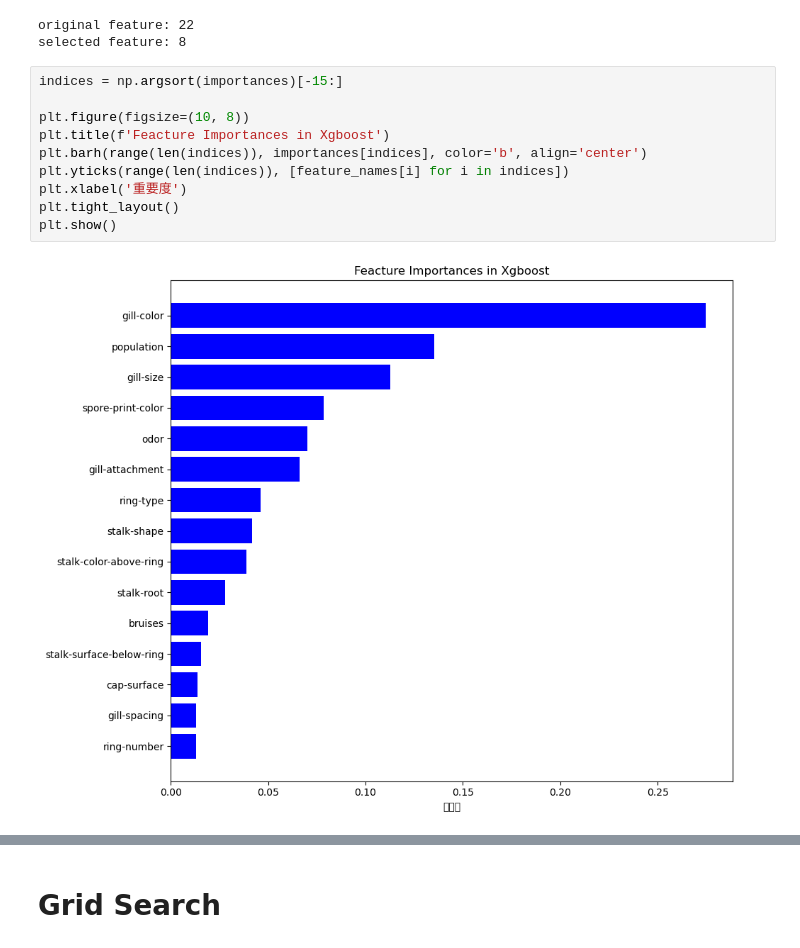
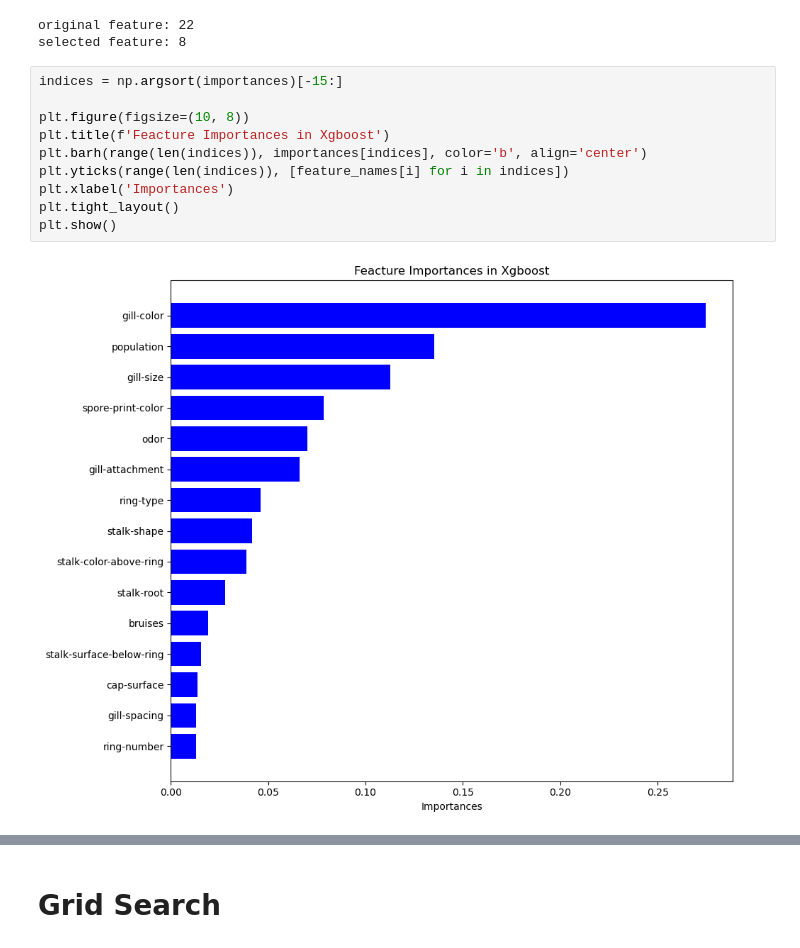
Before and after one commit to shigeokitamura/ds_301_mid_term_project, a Jupyter notebook: mushroom-ML.ipynb, the cells around one changed output, grey strips where cells are left out. Saved outputs shown, nothing was run; the diff lists cells and outputs as text.

```diff
--- a/mushroom-ML.ipynb
+++ b/mushroom-ML.ipynb
@@ -525,12 +550,12 @@ selected feature: 8
 # %%
 indices = np.argsort(importances)[-15:]
 
 plt.figure(figsize=(10, 8))
 plt.title(f'Feacture Importances in Xgboost')
 plt.barh(range(len(indices)), importances[indices], color='b', align='center')
 plt.yticks(range(len(indices)), [feature_names[i] for i in indices])
-plt.xlabel('重要度')
+plt.xlabel('Importances')
 plt.tight_layout()
 plt.show()
 # %% [output]
-[figure, old version]
+[figure, new version]
```
Also changed, not shown: parts of 21 cells of this notebook.
